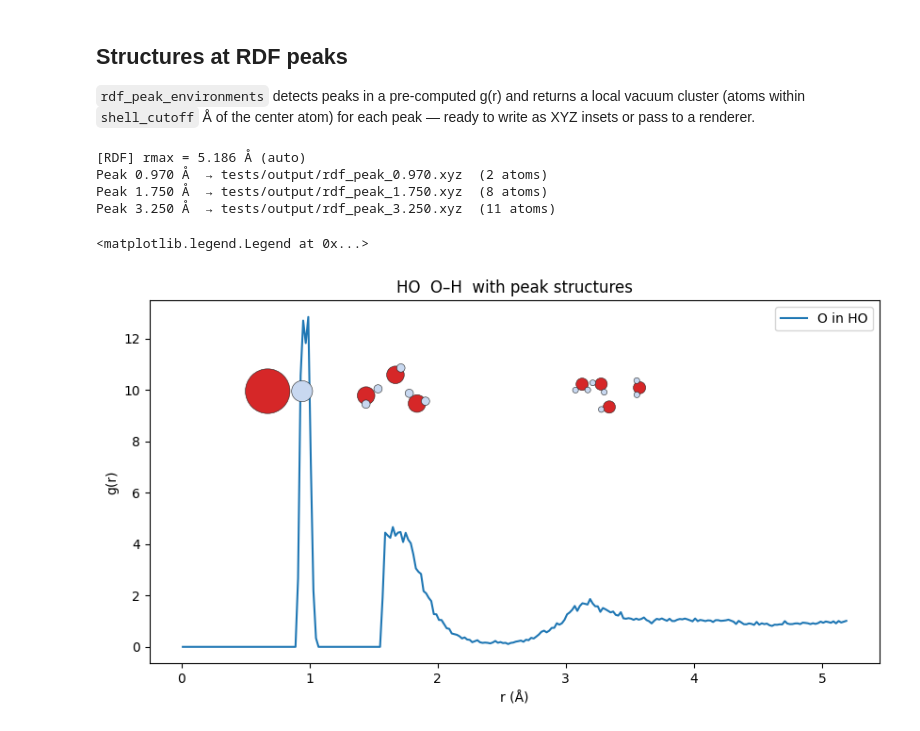
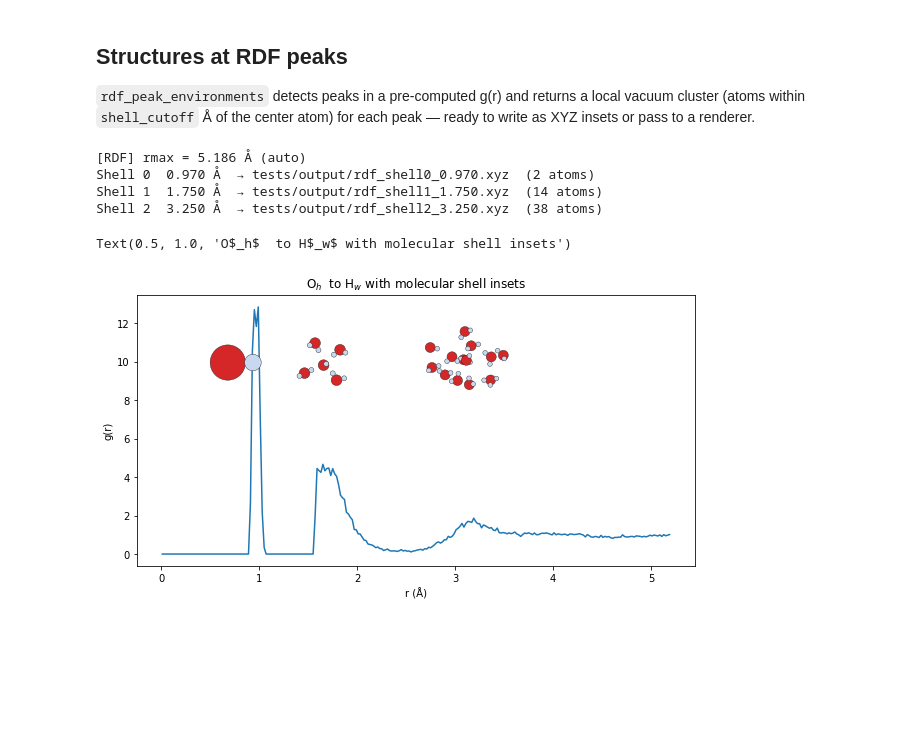
Before and after one commit to viktorsvahn/chempiler, a Jupyter notebook: chempiler_demo.ipynb, the cells around one changed output. Drawn from its saved outputs; the diff is of its cells as text; code cells hidden in the pictures; blank space fills up the shorter version.

```diff
--- a/chempiler_demo.ipynb
+++ b/chempiler_demo.ipynb
@@ -247,26 +245,32 @@ envs = traj.rdf_peak_environments(
     center={"HO": "O"}, target="H",
     rdf=(r_h, g_h),
     n_per_peak=1,
-    stride=20,
+    stride=10,
     smooth_sigma=0.2,
 )
 
-for rp, clusters in envs.items():
-    fname = f"tests/output/rdf_peak_{rp:.3f}.xyz"
-    ase_write(fname, clusters, format="extxyz")
-    print(f"Peak {rp:.3f} Å  → {fname}  ({len(clusters[0])} atoms)")
+shell0, shell1, shell2 = envs.keys()
+
+ase_write(f"tests/output/rdf_shell0_{shell0:.3f}.xyz", envs[shell0], format="extxyz")
+ase_write(f"tests/output/rdf_shell1_{shell1:.3f}.xyz", envs[shell1], format="extxyz")
+ase_write(f"tests/output/rdf_shell2_{shell2:.3f}.xyz", envs[shell2], format="extxyz")
+
+print(f"Shell 0  {shell0:.3f} Å  → tests/output/rdf_shell0_{shell0:.3f}.xyz  ({len(envs[shell0][0])} atoms)")
+print(f"Shell 1  {shell1:.3f} Å  → tests/output/rdf_shell1_{shell1:.3f}.xyz  ({len(envs[shell1][0])} atoms)")
+print(f"Shell 2  {shell2:.3f} Å  → tests/output/rdf_shell2_{shell2:.3f}.xyz  ({len(envs[shell2][0])} atoms)")
 # %% [output]
 [RDF] rmax = 5.186 Å (auto)
-Peak 0.970 Å  → tests/output/rdf_peak_0.970.xyz  (2 atoms)
-Peak 1.750 Å  → tests/output/rdf_peak_1.750.xyz  (8 atoms)
-Peak 3.250 Å  → tests/output/rdf_peak_3.250.xyz  (11 atoms)
+Shell 0  0.970 Å  → tests/output/rdf_shell0_0.970.xyz  (2 atoms)
+Shell 1  1.750 Å  → tests/output/rdf_shell1_1.750.xyz  (14 atoms)
+Shell 2  3.250 Å  → tests/output/rdf_shell2_3.250.xyz  (38 atoms)
 # %%
 ax = plot_rdf(r_h, g_h, insets={
-    rp: f"tests/output/rdf_peak_{rp:.3f}.xyz"
-    for rp in envs
-}, label="O in HO")
-ax.set_title("HO  O–H  with peak structures")
-ax.legend()
+    shell0: f"tests/output/rdf_shell0_{shell0:.3f}.xyz",
+    shell1: f"tests/output/rdf_shell1_{shell1:.3f}.xyz",
+    shell2: {"file": f"tests/output/rdf_shell2_{shell2:.3f}.xyz",
+             "w": 0.8, "view": 1},
+})
+ax.set_title("O$_h$  to H$_w$ with molecular shell insets")
 # %% [output]
-<matplotlib.legend.Legend at 0x...>
+Text(0.5, 1.0, 'O$_h$  to H$_w$ with molecular shell insets')
-[figure, old version]
+[figure, new version]
```
Also changed, not shown: parts of 3 cells of this notebook, 8 other files.
